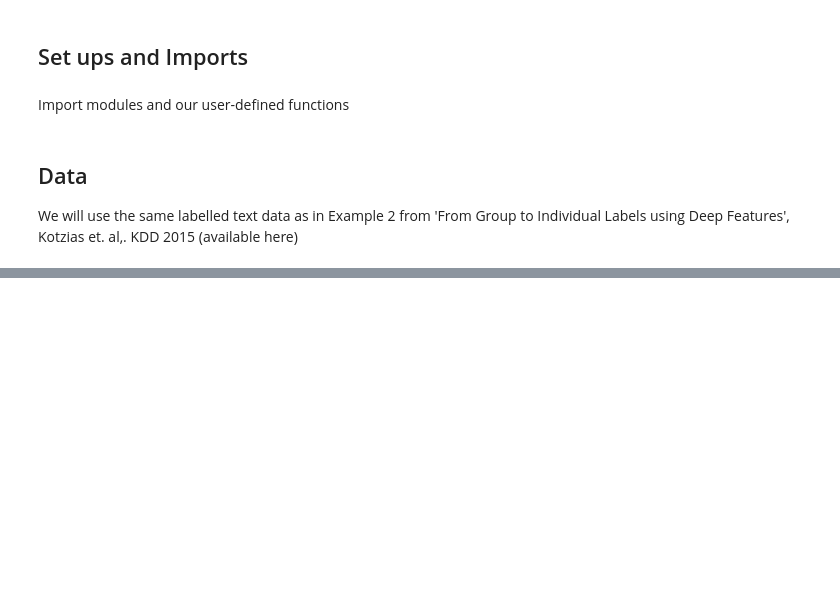
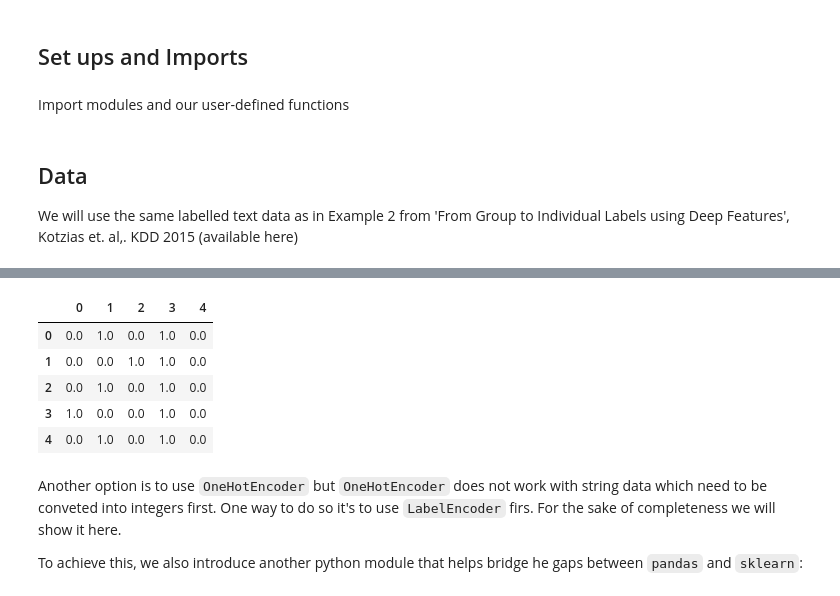
Before and after one commit to mamonu/bumblebee, a Jupyter notebook: examples/Example3_custom_adhoc_features_within_sklearn_pipelines.ipynb, the cells around one changed output, grey strips where cells are left out. Drawn from its saved outputs; the diff is of its cells as text; code cells hidden in the pictures; blank space fills up the shorter version.

Commit message:
added example of combining ad-hoc feautures with UnionFeatures and custom Transformers

````diff
--- a/examples/Example3_custom_adhoc_features_within_sklearn_pipelines.ipynb
+++ b/examples/Example3_custom_adhoc_features_within_sklearn_pipelines.ipynb
@@ -66,7 +71,7 @@ count_punkt_fn = combine_functions(sent_tokenise
 count_adj = combine_functions(sent_tokenise
                                        ,word_tokenise
                                        ,POS_tagging
-                                       ,lambda x: count_pos(x, pos_to_cnt='J', normalise=False)
+                                       ,lambda x: count_pos(x, pos_to_cnt='J', normalise=True)
                                        )
 
 VDR_score = combine_functions(sent_tokenise
@@ -113,0 +188,5 @@ Here we create a pipeline that extracts the source of each text as a non-text ad
+# %%
+import random
+genre = ['jazz', 'pop', 'rock']
+
+df['fav_music'] = random.choices(genre, k=df.shape[0])
@@ -113,0 +212,24 @@ Here we create a pipeline that extracts the source of each text as a non-text ad
+# %%
+pipe_cat_features = Pipeline([
+
+        ('selector', ColumnSelector(columns=['source', 'fav_music'])),
+
+        ('todictionary', CatToDictTransformer()),
+
+        ('dv', DictVectorizer())
+
+        ])
+# %%
+pd.DataFrame(pipe_cat_features.fit_transform(df).A).head(5)
+# note that the three dummy variables for fav_music are displayed first as columns 0, 1, 2.
+# %% [output]
+|  | 0 | 1 | 2 | 3 | 4 |
+| 0 | 0.0 | 1.0 | 0.0 | 1.0 | 0.0 |
+| 1 | 0.0 | 0.0 | 1.0 | 1.0 | 0.0 |
+| 2 | 0.0 | 1.0 | 0.0 | 1.0 | 0.0 |
+| 3 | 1.0 | 0.0 | 0.0 | 1.0 | 0.0 |
+| 4 | 0.0 | 1.0 | 0.0 | 1.0 | 0.0 |
+# %% [markdown]
+Another option is to use ```OneHotEncoder``` but ```OneHotEncoder``` does not work with string data which need to be conveted into integers first. One way to do so it's to use ```LabelEncoder``` firs. For the sake of completeness we will show it here.
+
+To achieve this, we also introduce another python module that helps bridge he gaps between ```pandas``` and ```sklearn```:
````
Also changed, not shown: parts of 40 cells of this notebook.
